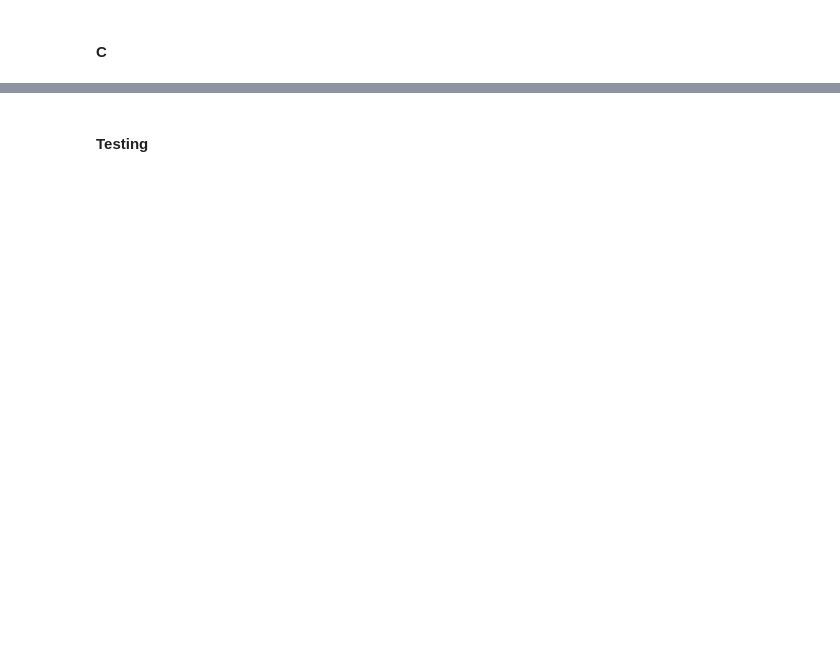
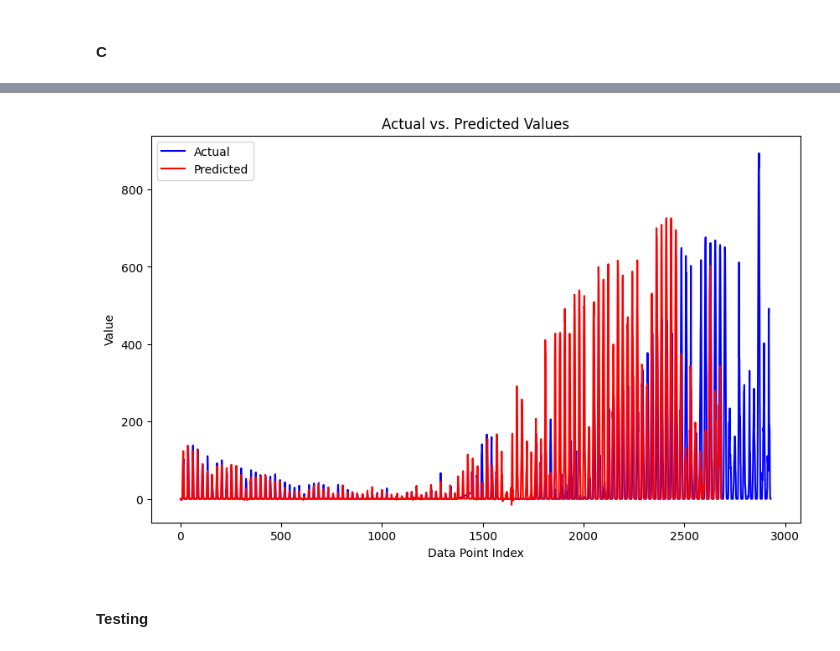
Before and after one commit to odaernt/Machine-learning-066, a Jupyter notebook: models_each_location.ipynb, the cells around one changed output, grey strips where cells are left out. Cells and saved outputs as stored; diff of their text form; code cells hidden in the pictures; blank space fills up the shorter version.

```diff
--- a/models_each_location.ipynb
+++ b/models_each_location.ipynb
@@ -566,6 +667,13 @@ y_validate = validation_C_mod['pv_measurement']
 X_validate = validation_C_mod.drop(columns=['pv_measurement'])
 X_validate = X_validate.drop(columns=['date_forecast'])
 X_validate = X_validate.drop(columns=['date_calc'])
+# %%
+scaler = StandardScaler()
+scaler.fit(X_train)
+
+# Transform all the datasets
+X_train = scaler.transform(X_train)
+X_validate = scaler.transform(X_validate)
 # %%
 hgb_regressor3 = HistGradientBoostingRegressor()
 
@@ -583,3 +691,24 @@ Mean Absolute Error: 22.24
+# %%
+import matplotlib.pyplot as plt
+
+# Assuming y_validate and y_pred are NumPy arrays or pandas Series
+plt.figure(figsize=(10, 6))
+
+# Plot actual values in blue
+plt.plot(y_validate, label='Actual', color='blue')
+
+# Plot predicted values in red
+plt.plot(y_pred, label='Predicted', color='red')
+
+# Add labels, title, and legend
+plt.xlabel('Data Point Index')
+plt.ylabel('Value')
+plt.title('Actual vs. Predicted Values')
+plt.legend()
+
+plt.show()
+# %% [output]
+[figure, added]
 # %% [markdown]
 #### Testing
 # %%
```
Also changed, not shown: parts of 21 cells of this notebook, 3 other files.
